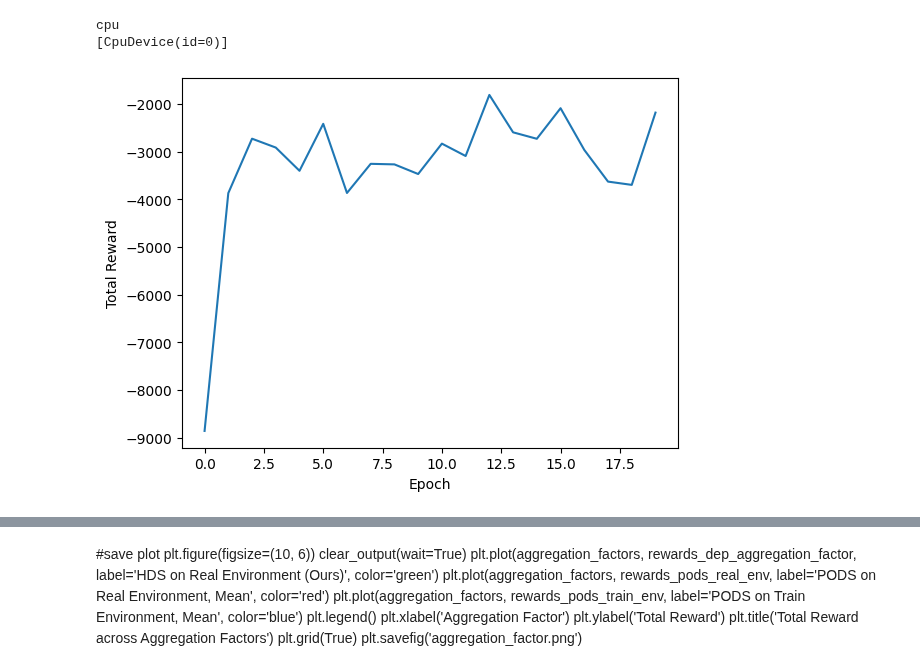
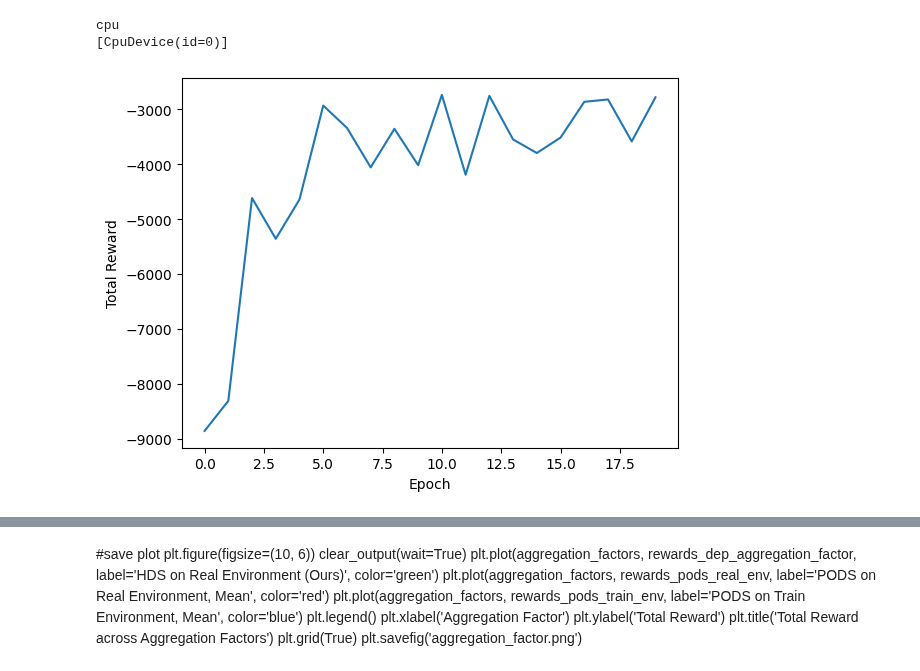
Before and after one commit to dcsteinhauser/HDS, a Jupyter notebook: sim2real_test.ipynb, the cells around one changed output, grey strips where cells are left out. Saved outputs shown, nothing was run; the diff lists cells and outputs as text; code cells hidden in the pictures.

```diff
--- a/sim2real_test.ipynb
+++ b/sim2real_test.ipynb
@@ -58,6 +58,6 @@ def progress_f(x_data,y_data,epoch,reward):
 # policy_hds = train_hds(env,trajectory_length=100 ,num_samples=100,epochs=20, inner_epochs=20, alpha_a=8e-5, aggregation_factor_beta=0.175,
 #                        init_learning_rate=1e-3, init_noise=0.1, noise_decay=0.5, progress_fn=progress_f)
 # %%
-policy_pods = train_pods(env,trajectory_length=100 ,num_samples=50,epochs=20, inner_epochs=20, alpha_a=8e-5, init_learning_rate=1e-3, progress_fn=progress_f)
+policy_pods = train_pods(env,trajectory_length=100 ,num_samples=50,epochs=20, inner_epochs=20, alpha_a=2e-5, init_learning_rate=1e-3, progress_fn=progress_f)
 # %% [output]
-[figure, old version]
+[figure, new version]
```
Also changed, not shown: parts of 5 cells of this notebook, 1 other file.
